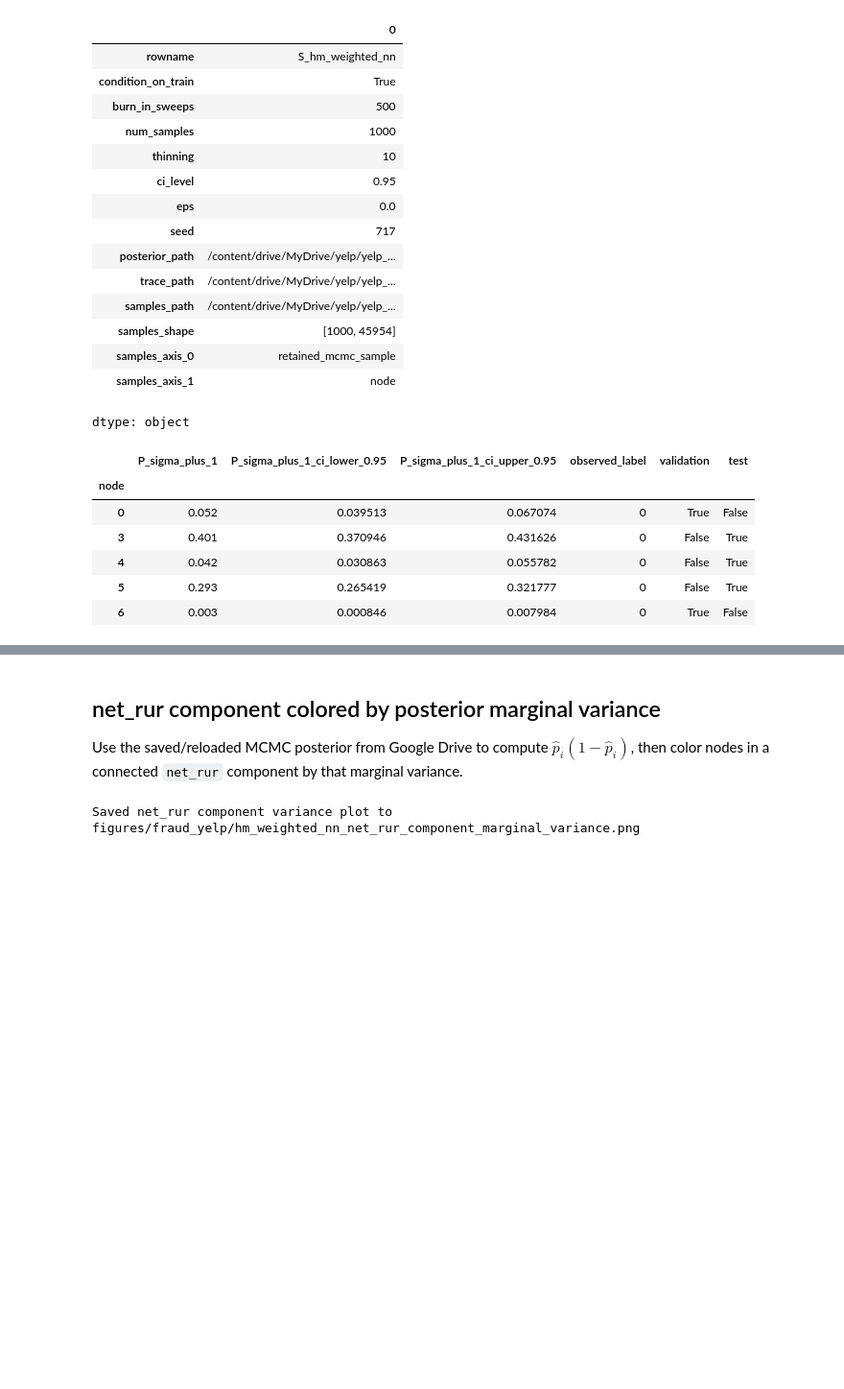
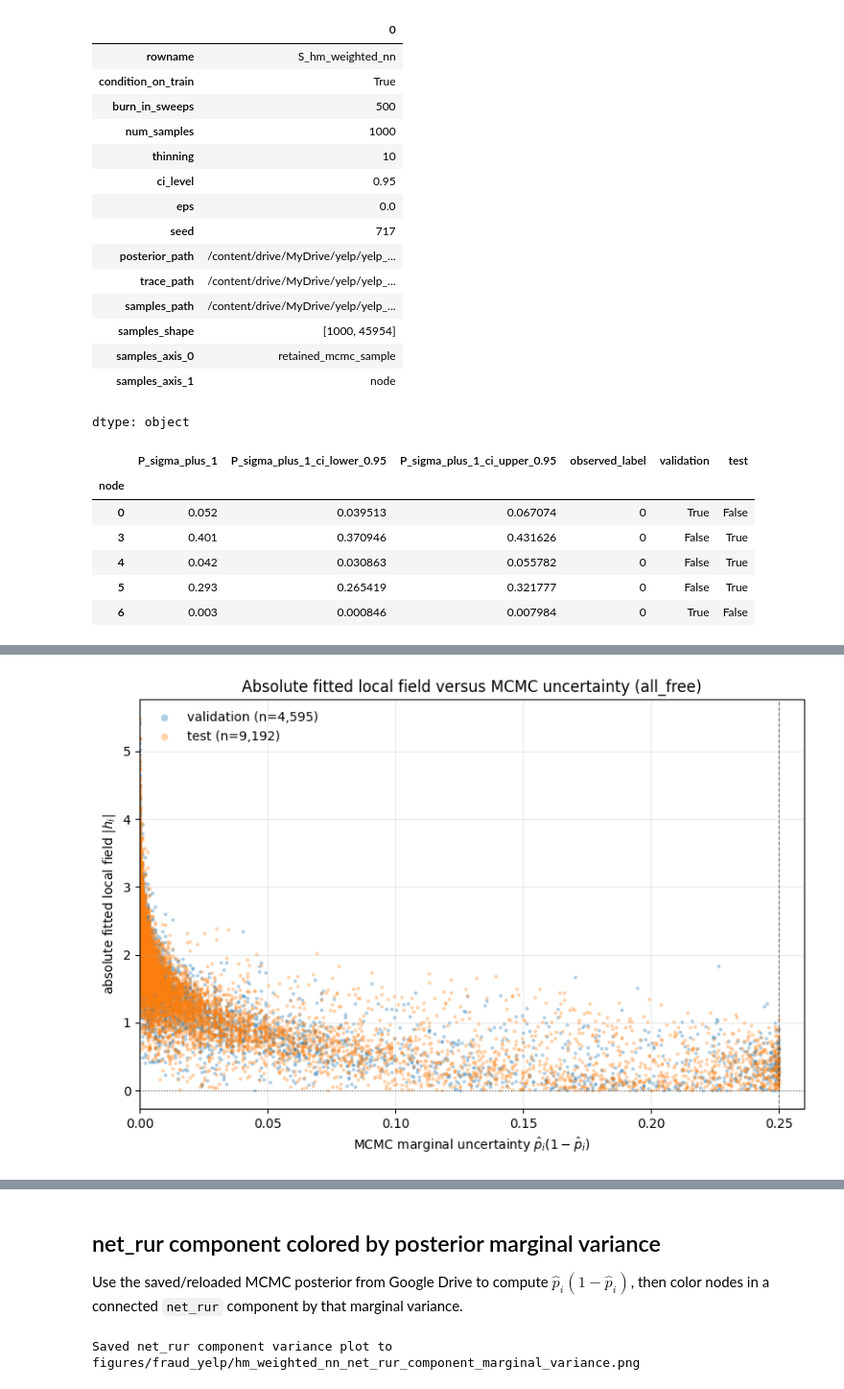
Before and after one commit to Sanchayan-Bhowal/BitcoinTransactionClassification, a Jupyter notebook: script/yelp/S_hm_weighted_nn.ipynb, the cells around one changed output, grey strips where cells are left out. Shown at 96% size. Saved outputs shown, nothing was run; the diff lists cells and outputs as text; code cells hidden in the pictures; blank space fills up the shorter version.

Commit message:
relation of local fields and variance added

```diff
--- a/script/yelp/S_hm_weighted_nn.ipynb
+++ b/script/yelp/S_hm_weighted_nn.ipynb
@@ -1462,0 +1465,94 @@ posterior_df.loc[
+# %%
+# Plot posterior marginal uncertainty against the fitted local field at each vertex.
+UNCERTAINTY_FIELD_NODE_POOL = "all_free"  # one of {"all", "all_free", "validation", "test"}
+UNCERTAINTY_FIELD_FIGURE_PATH = Path("figures/fraud_yelp/hm_weighted_nn_uncertainty_vs_local_field.png")
+
+posterior_for_field = mcmc_results["posterior"].copy()
+prob_col_candidates = ["P_sigma_plus_1", "P_label_1", "p_hat_sigma_plus_1"]
+prob_col = next((col for col in prob_col_candidates if col in posterior_for_field.columns), None)
+if prob_col is None:
+    raise ValueError(f"Could not find a posterior probability column among {prob_col_candidates}.")
+
+p_hat_field = pd.to_numeric(posterior_for_field[prob_col], errors="coerce")
+if posterior_for_field.index.is_unique and field_decomp_df.index.isin(posterior_for_field.index).all():
+    p_hat_aligned = p_hat_field.reindex(field_decomp_df.index).to_numpy(dtype=float)
+elif len(p_hat_field) == len(field_decomp_df):
+    p_hat_aligned = p_hat_field.to_numpy(dtype=float)
+else:
+    raise ValueError("Could not align posterior probabilities with field_decomp_df vertices.")
+
+uncertainty_field_df = field_decomp_df.copy()
+uncertainty_field_df["mcmc_marginal_variance"] = p_hat_aligned * (1.0 - p_hat_aligned)
+uncertainty_field_df["abs_total_h"] = uncertainty_field_df["total_h"].abs()
+uncertainty_field_df["split"] = np.select(
+    [
+        uncertainty_field_df["train"].to_numpy(dtype=bool),
+        uncertainty_field_df["validation"].to_numpy(dtype=bool),
+        uncertainty_field_df["test"].to_numpy(dtype=bool),
+    ],
+    ["train", "validation", "test"],
+    default="other",
+)
+
+def as_bool_series(series):
+    if pd.api.types.is_bool_dtype(series):
+        return series.astype(bool)
+    if pd.api.types.is_numeric_dtype(series):
+        return series.fillna(0).astype(int).astype(bool)
+    return series.astype(str).str.strip().str.lower().isin(["true", "1", "yes", "y"])
+
+
+fixed_in_mcmc = posterior_for_field.get("fixed_in_mcmc")
+if fixed_in_mcmc is not None:
+    fixed_in_mcmc = as_bool_series(fixed_in_mcmc)
+    if posterior_for_field.index.is_unique and uncertainty_field_df.index.isin(posterior_for_field.index).all():
+        uncertainty_field_df["fixed_in_mcmc"] = fixed_in_mcmc.reindex(uncertainty_field_df.index).fillna(False).to_numpy(dtype=bool)
+    elif len(fixed_in_mcmc) == len(uncertainty_field_df):
+        uncertainty_field_df["fixed_in_mcmc"] = fixed_in_mcmc.to_numpy(dtype=bool)
+    else:
+        uncertainty_field_df["fixed_in_mcmc"] = False
+else:
+    uncertainty_field_df["fixed_in_mcmc"] = False
+
+if UNCERTAINTY_FIELD_NODE_POOL == "all":
+    plot_field_df = uncertainty_field_df
+elif UNCERTAINTY_FIELD_NODE_POOL == "all_free":
+    plot_field_df = uncertainty_field_df.loc[~uncertainty_field_df["fixed_in_mcmc"]]
+elif UNCERTAINTY_FIELD_NODE_POOL == "validation":
+    plot_field_df = uncertainty_field_df.loc[uncertainty_field_df["validation"] & ~uncertainty_field_df["fixed_in_mcmc"]]
+elif UNCERTAINTY_FIELD_NODE_POOL == "test":
+    plot_field_df = uncertainty_field_df.loc[uncertainty_field_df["test"] & ~uncertainty_field_df["fixed_in_mcmc"]]
+else:
+    raise ValueError("UNCERTAINTY_FIELD_NODE_POOL must be 'all', 'all_free', 'validation', or 'test'.")
+
+if plot_field_df.empty:
+    raise ValueError(f"No vertices available for UNCERTAINTY_FIELD_NODE_POOL={UNCERTAINTY_FIELD_NODE_POOL!r}.")
+
+fig, ax = plt.subplots(figsize=(8, 5.5))
+for split, split_df in plot_field_df.groupby("split", sort=False):
+    ax.scatter(
+        split_df["mcmc_marginal_variance"],
+        split_df["abs_total_h"],
+        s=8,
+        alpha=0.35,
+        label=f"{split} (n={len(split_df):,})",
+        linewidths=0,
+    )
+
+ax.axvline(0.25, color="black", linestyle="--", linewidth=0.8, alpha=0.5)
+ax.axhline(0.0, color="black", linestyle=":", linewidth=0.8, alpha=0.5)
+ax.set_xlabel(r"MCMC marginal uncertainty $\hat{p}_i(1-\hat{p}_i)$")
+ax.set_ylabel(r"absolute fitted local field $|h_i|$")
+ax.set_title(f"Absolute fitted local field versus MCMC uncertainty ({UNCERTAINTY_FIELD_NODE_POOL})")
+ax.set_xlim(left=0.0, right=min(0.26, max(0.01, float(plot_field_df["mcmc_marginal_variance"].max()) * 1.08)))
+ax.grid(True, alpha=0.25)
+ax.legend(frameon=False, markerscale=2)
+plt.tight_layout()
+
+UNCERTAINTY_FIELD_FIGURE_PATH.parent.mkdir(parents=True, exist_ok=True)
+fig.savefig(UNCERTAINTY_FIELD_FIGURE_PATH, dpi=300, bbox_inches="tight")
+print(f"Saved uncertainty versus local field plot to {UNCERTAINTY_FIELD_FIGURE_PATH}")
+plt.show()
+
+plot_field_df[["total_h", "abs_total_h", "mcmc_marginal_variance", "split", "fixed_in_mcmc"]].describe(include="all")
+# %% [output]
@@ -1462,0 +1560 @@ posterior_df.loc[
+[figure, added]
```
Also changed, not shown: parts of 14 cells of this notebook, 1 other file.
